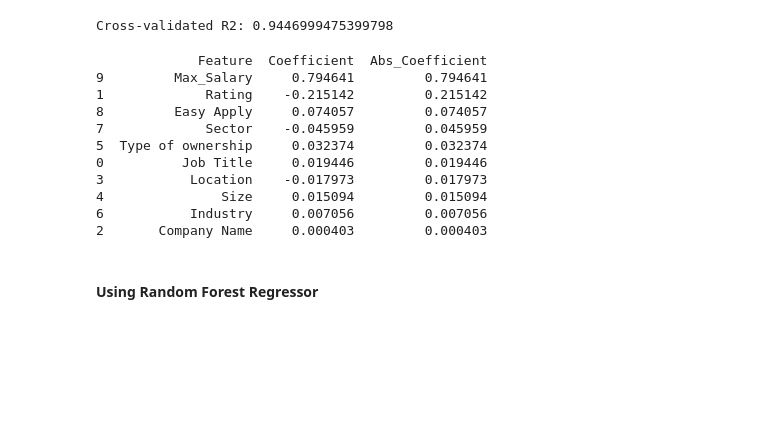
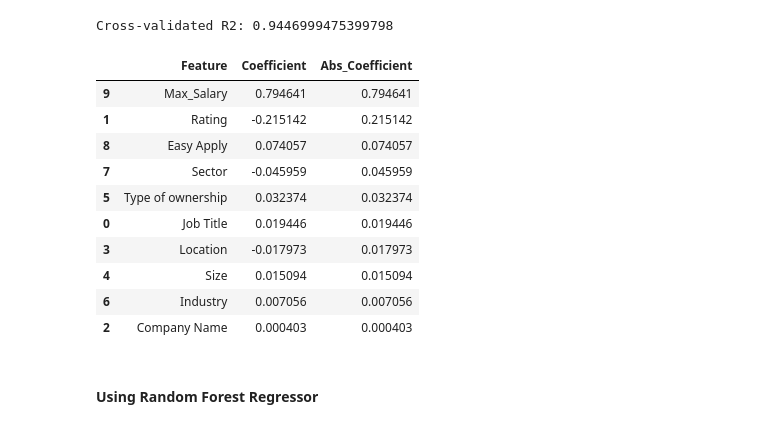
Before and after one commit to Abhijeet280/Data-Analyst-Job-Salary-Prediction, a Jupyter notebook: Data Analyst Salary Prediction.ipynb, the cells around one changed output. Cells and saved outputs as stored; diff of their text form; code cells hidden in the pictures; blank space fills up the shorter version.

```diff
--- a/Data Analyst Salary Prediction.ipynb
+++ b/Data Analyst Salary Prediction.ipynb
@@ -673,29 +673,29 @@ Cross-validated R2: 0.9446999475399798
 # %%
 # Get coefficients
 coefficients = model.coef_
 
 # Put into a DataFrame
 feature_importance = pd.DataFrame({
     "Feature": X_train.columns,
     "Coefficient": coefficients,
     "Abs_Coefficient": np.abs(coefficients)
 })
 
 # Sort by importance
 feature_importance = feature_importance.sort_values(by="Abs_Coefficient", ascending=False)
-print(feature_importance)
+feature_importance
 # %% [output]
-             Feature  Coefficient  Abs_Coefficient
-9         Max_Salary     0.794641         0.794641
-1             Rating    -0.215142         0.215142
-8         Easy Apply     0.074057         0.074057
-7             Sector    -0.045959         0.045959
-5  Type of ownership     0.032374         0.032374
-0          Job Title     0.019446         0.019446
-3           Location    -0.017973         0.017973
-4               Size     0.015094         0.015094
-6           Industry     0.007056         0.007056
-2       Company Name     0.000403         0.000403
+|  | Feature | Coefficient | Abs_Coefficient |
+| 9 | Max_Salary | 0.794641 | 0.794641 |
+| 1 | Rating | -0.215142 | 0.215142 |
+| 8 | Easy Apply | 0.074057 | 0.074057 |
+| 7 | Sector | -0.045959 | 0.045959 |
+| 5 | Type of ownership | 0.032374 | 0.032374 |
+| 0 | Job Title | 0.019446 | 0.019446 |
+| 3 | Location | -0.017973 | 0.017973 |
+| 4 | Size | 0.015094 | 0.015094 |
+| 6 | Industry | 0.007056 | 0.007056 |
+| 2 | Company Name | 0.000403 | 0.000403 |
 # %% [markdown]
 #### Using Random Forest Regressor
 # %%
```
